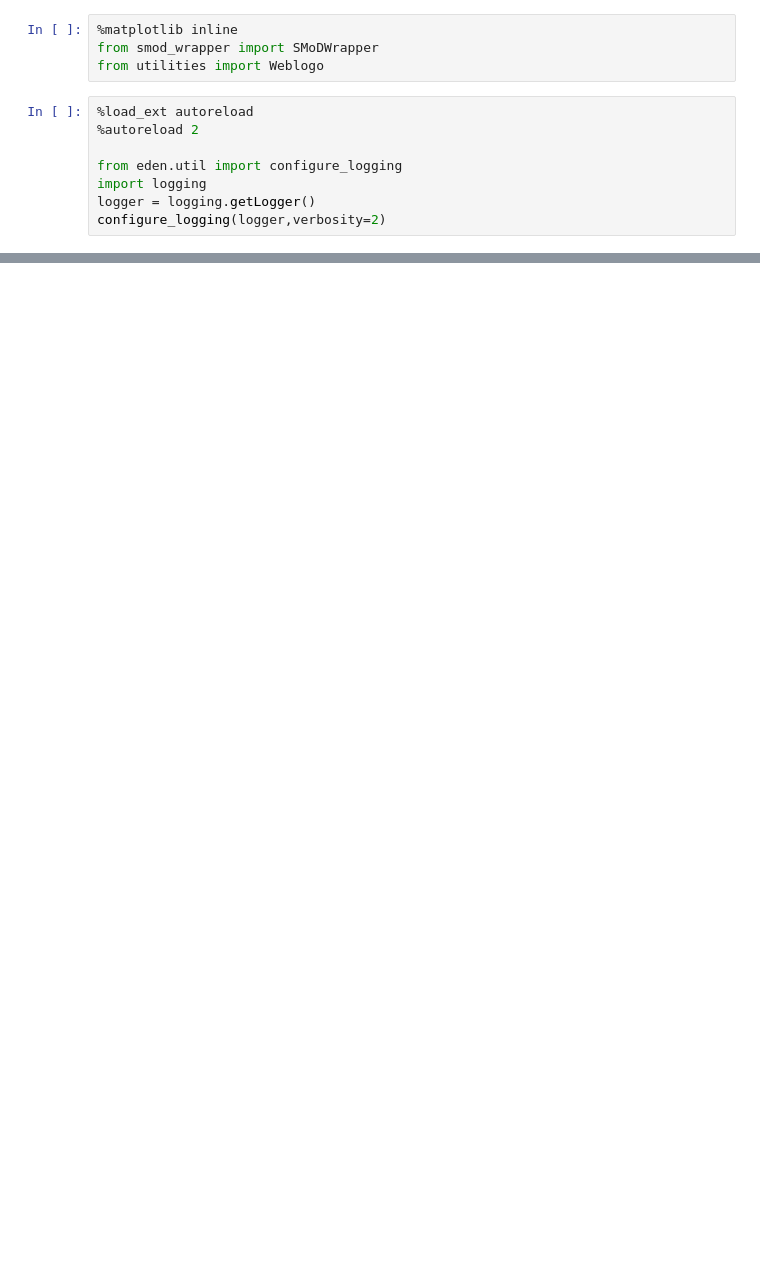
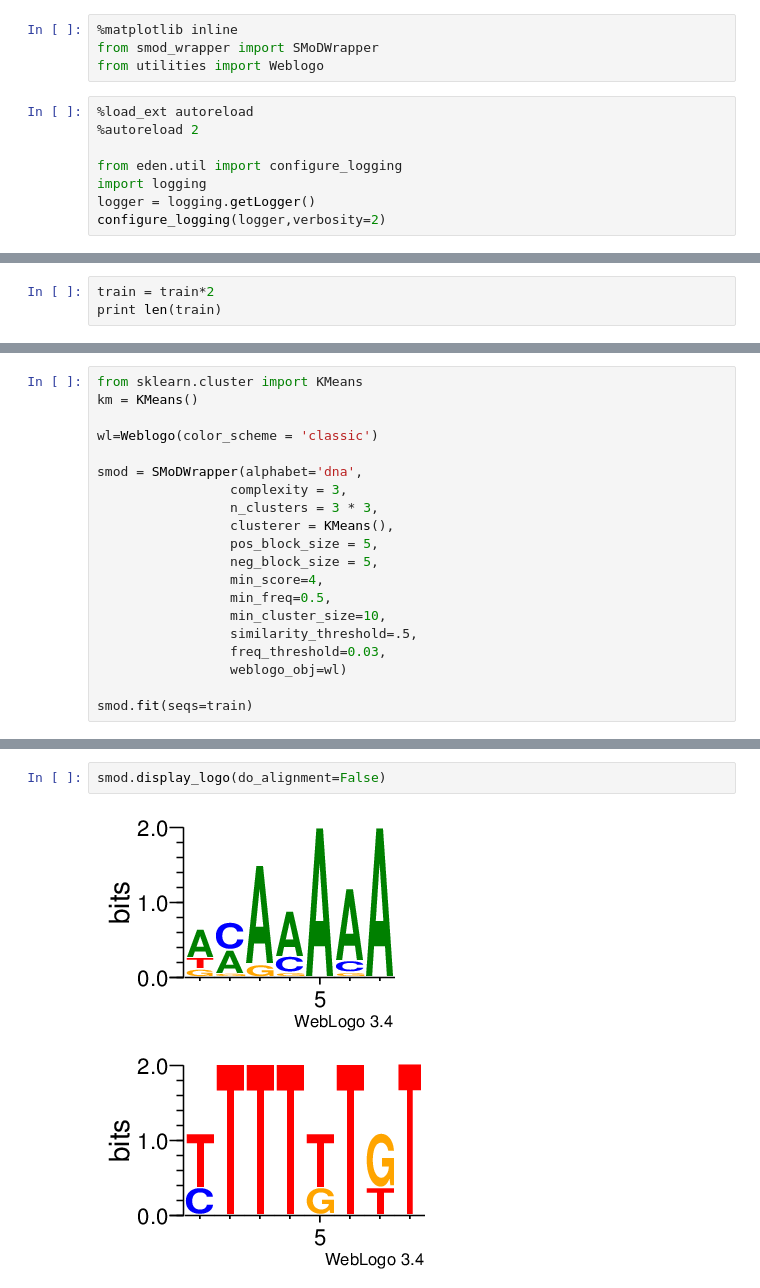
Before and after one commit to fabriziocosta/pyMotif, a Jupyter notebook: smod_example.ipynb, the cells around one changed output, grey strips where cells are left out. Cells and saved outputs as stored; diff of their text form; blank space fills up the shorter version.

```diff
--- a/smod_example.ipynb
+++ b/smod_example.ipynb
@@ -404,0 +56,3 @@ print seq_score
+# %%
+train = train*2
+print len(train)
@@ -404,0 +61,20 @@ print seq_score
+# %%
+from sklearn.cluster import KMeans
+km = KMeans()
+
+wl=Weblogo(color_scheme = 'classic')
+
+smod = SMoDWrapper(alphabet='dna',
+                 complexity = 3,
+                 n_clusters = 3 * 3,
+                 clusterer = KMeans(),
+                 pos_block_size = 5,
+                 neg_block_size = 5,
+                 min_score=4,
+                 min_freq=0.5,
+                 min_cluster_size=10,
+                 similarity_threshold=.5,
+                 freq_threshold=0.03,
+                 weblogo_obj=wl)
+
+smod.fit(seqs=train)
@@ -404,0 +300,5 @@ print seq_score
+# %%
+smod.display_logo(do_alignment=False)
+# %% [output]
+[figure, added]
+[figure, added]
```
Also changed, not shown: parts of 40 cells of this notebook, 9 other files.
